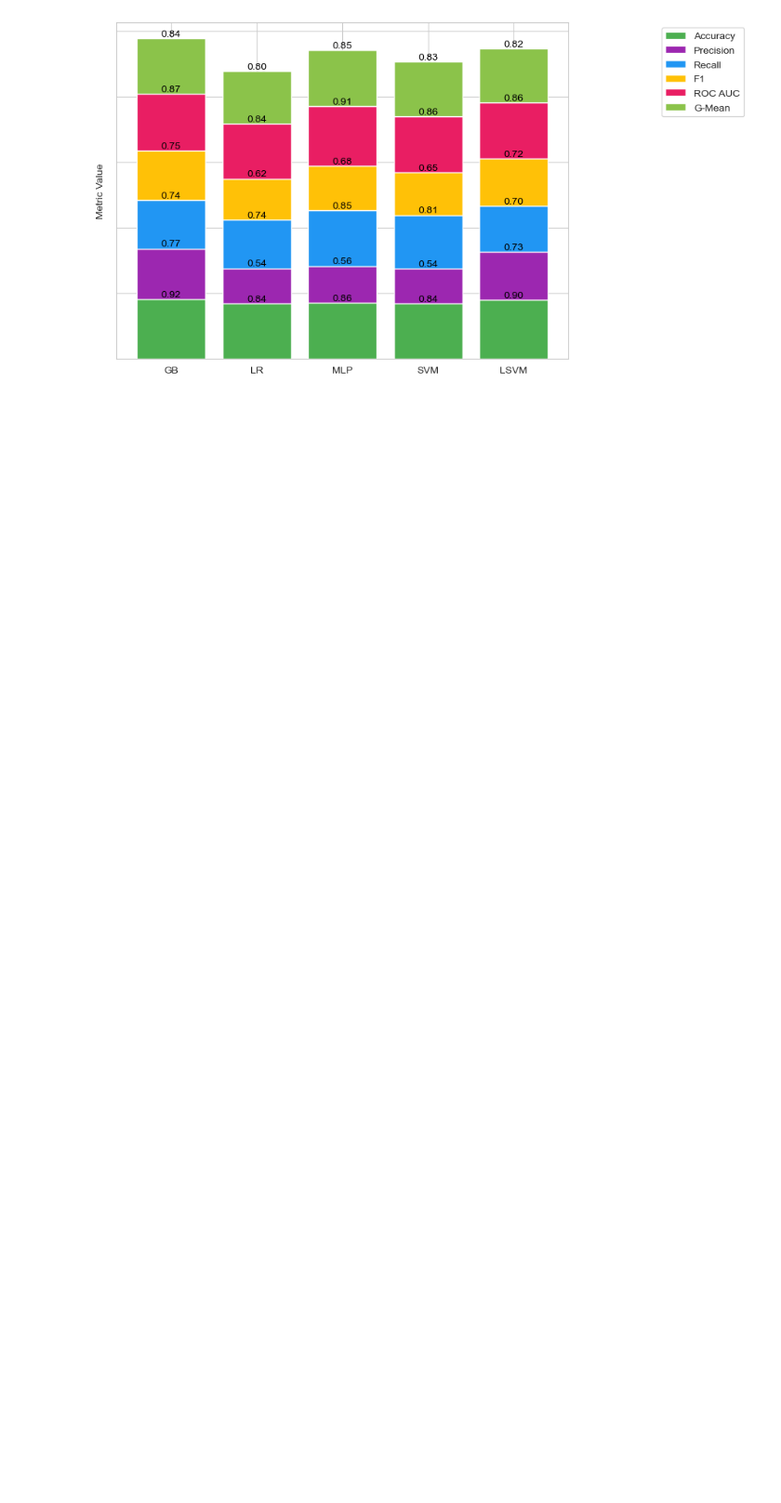
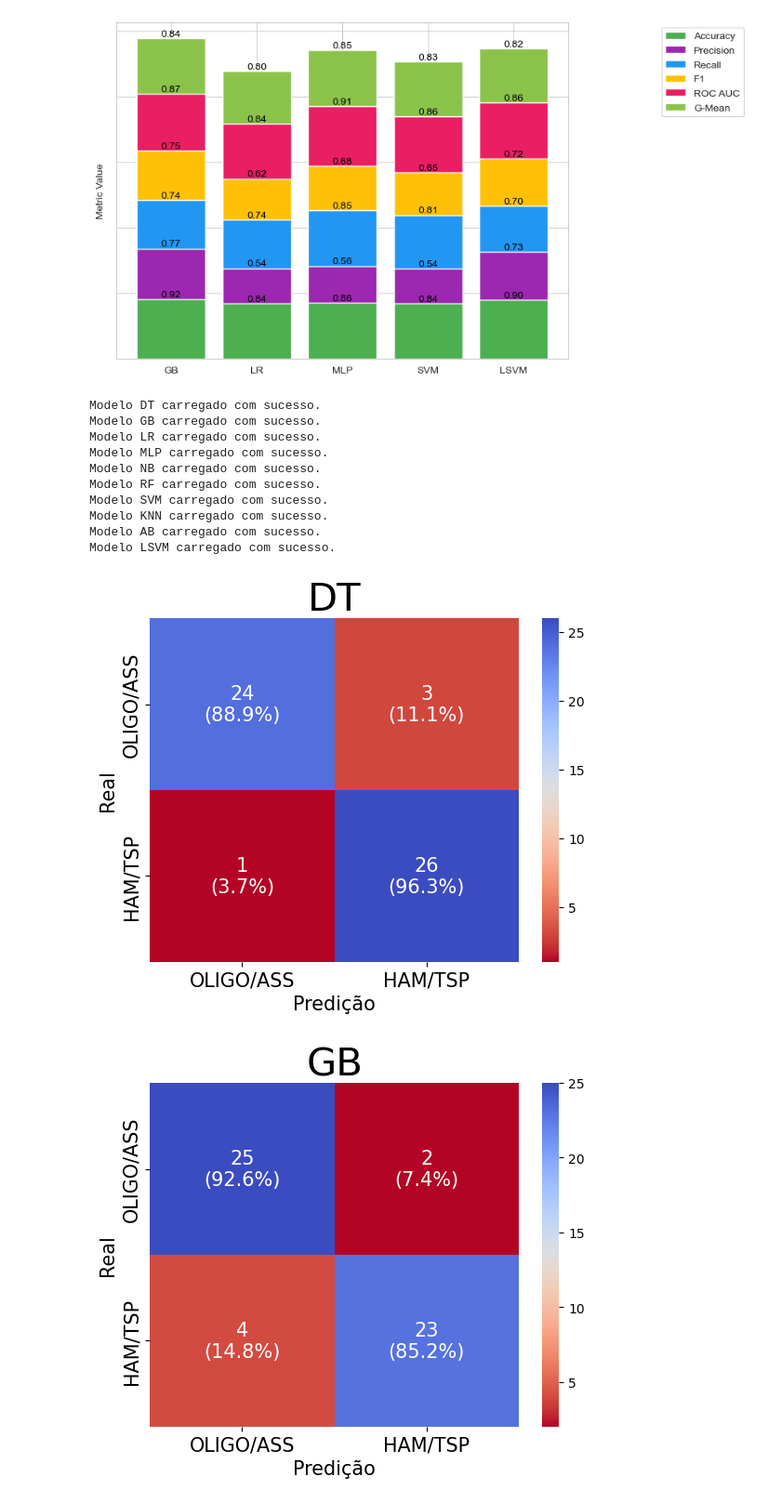
Before and after one commit to MatheusABomfim/MBL2_ML_HTLV, a Jupyter notebook: scripts/3_MEST_HTLV+MBL2+CLINICAL_Evaluation_metrics.ipynb, the cells around one changed output. Shown at 93% size. Saved outputs shown, nothing was run; the diff lists cells and outputs as text; code cells hidden in the pictures; blank space fills up the shorter version.

```diff
--- a/scripts/3_MEST_HTLV+MBL2+CLINICAL_Evaluation_metrics.ipynb
+++ b/scripts/3_MEST_HTLV+MBL2+CLINICAL_Evaluation_metrics.ipynb
@@ -83,7 +83,7 @@ display(df_combined.head())
 **Define the variables (X and y) and classifiers**
 # %%
 # List of model names that have been adjusted
-model_names = ['DT', 'GB', 'LR', 'MLP', 'NB', 'RF', 'SVM', 'KNN', 'AdaBoost', 'LSVM']
+model_names = ['DT', 'GB', 'LR', 'MLP', 'NB', 'RF', 'SVM', 'KNN', 'AB', 'LSVM']
 
 # Directory where models and results are saved
 model_dir = '..\\models\\'
@@ -277,3 +302,74 @@ ax.legend(loc='upper right', bbox_to_anchor=(1.4, 1))
 plt.show()
 # %% [output]
 [figure]
+# %%
+# Function to plot confusion matrix with percentages per row
+def plot_confusion_matrix(model_name, X, y, loo):
+    model = classifiers[model_name]
+
+    # Making predictions using cross_val_predict
+    y_preds = cross_val_predict(model, X, y, cv=loo)
+
+    # Calculate the confusion matrix
+    cm = confusion_matrix(y, y_preds)
+
+    # Convert confusion matrix to percentages per row
+    cm_percent = cm.astype('float') / cm.sum(axis=1)[:, np.newaxis] * 100
+    cm_percent = np.nan_to_num(cm_percent)  # Handle divisions by zero
+
+    # Define custom labels
+    labels = ['OLIGO/ASS', 'HAM/TSP']
+
+    # Create annotations combining absolute values and percentages
+    annot = np.empty_like(cm).astype(str)
+    for i in range(cm.shape[0]):
+        for j in range(cm.shape[1]):
+            annot[i, j] = f'{cm[i, j]}\n({cm_percent[i, j]:.1f}%)'
+
+    # Plot the heat map with larger annotation font size
+    sns.heatmap(
+        cm,
+        annot=annot,
+        fmt='',
+        cmap='coolwarm_r',
+        xticklabels=labels,
+        yticklabels=labels,
+        annot_kws={"size": 15}  # Adjust the font size of the annotations here
+    )
+
+    # Adjust the label size for x and y ticks
+    plt.xticks(fontsize=15)  # Size of x-axis labels (PVHTLV, HAM/TSP)
+    plt.yticks(fontsize=15)  # Size of y-axis labels (PVHTLV, HAM/TSP)
+    plt.xlabel('Predição', fontsize=15)
+    plt.ylabel('Real', fontsize=15)
+    plt.title(f'{model_name}', fontsize=30)
+
+    # Save the picture
+    plt.savefig(f'../results/{model_name}_confusion_matrix.jpeg')
+    plt.show()
+
+# Iterate over all the model names and load them
+for model_name in model_names:
+    load_model(model_name)
+
+# Example: Assume X, y, and loo are already defined as your dataset and cross-validation strategy
+# You can now plot the confusion matrix for each model
+for model_name in model_names:
+    if model_name in classifiers:  # Only plot if the model is loaded successfully
+        plot_confusion_matrix(model_name, X, y, loo)
+
+# Print the classifiers dictionary to verify if models were loaded successfully
+print(classifiers)
+# %% [output]
+Modelo DT carregado com sucesso.
+Modelo GB carregado com sucesso.
+Modelo LR carregado com sucesso.
+Modelo MLP carregado com sucesso.
+Modelo NB carregado com sucesso.
+Modelo RF carregado com sucesso.
+Modelo SVM carregado com sucesso.
+Modelo KNN carregado com sucesso.
+Modelo AB carregado com sucesso.
+Modelo LSVM carregado com sucesso.
+[figure, added]
+[figure, added]
```
Also changed, not shown: parts of 10 cells of this notebook.
